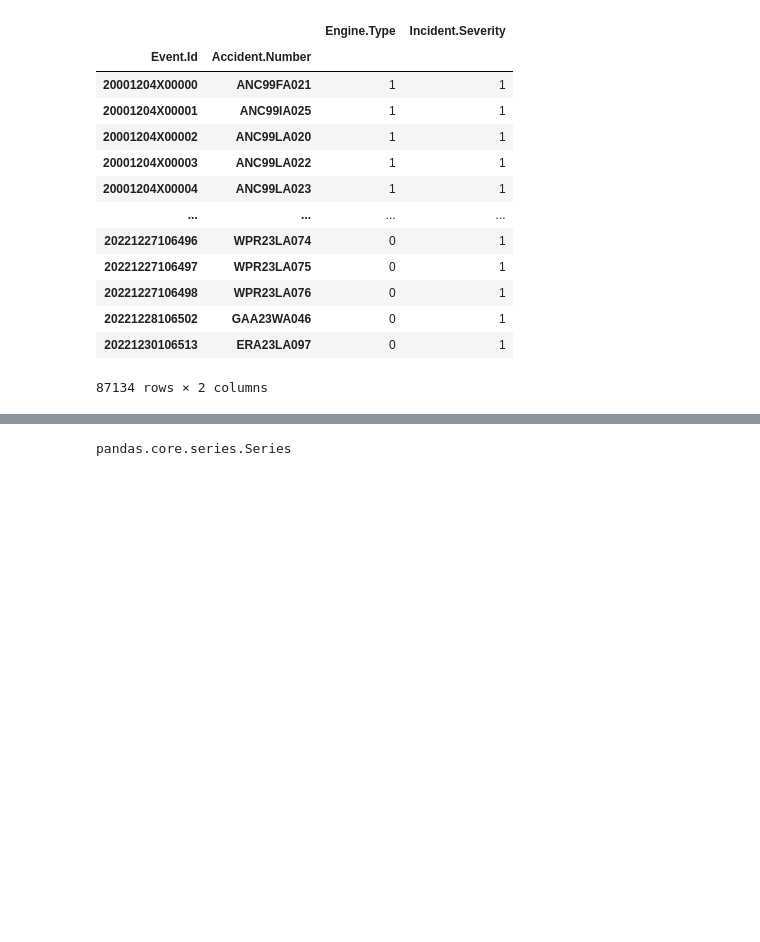
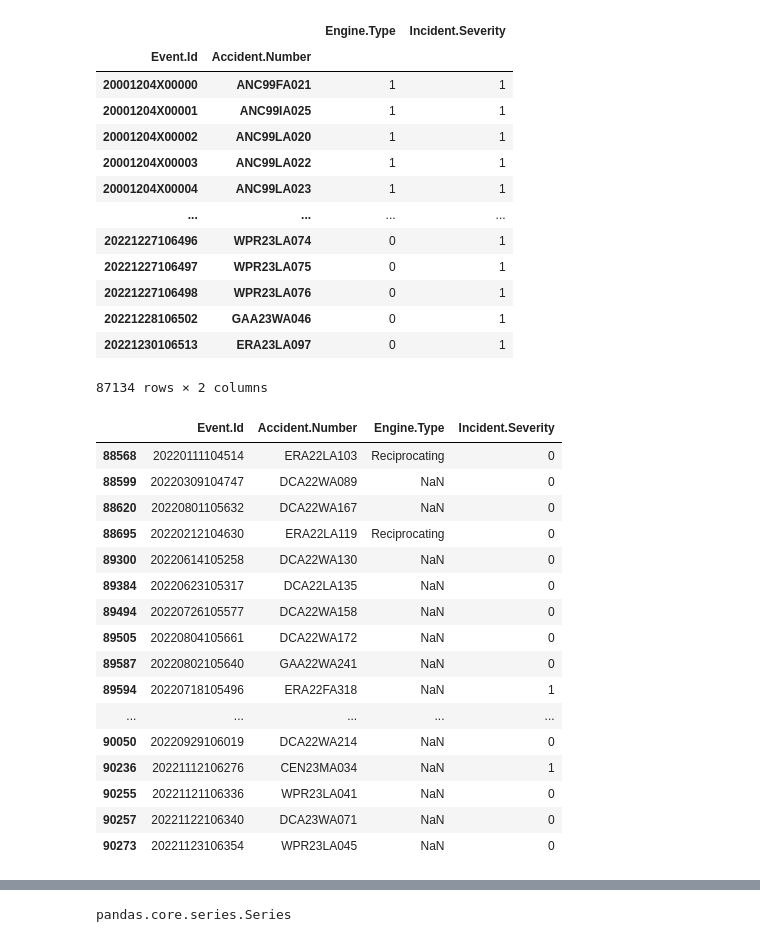
Before and after one commit to AndrewReusche/dsc-phase-1-project-v3, a Jupyter notebook: student.ipynb, the cells around one changed output, grey strips where cells are left out. Drawn from its saved outputs; the diff is of its cells as text; code cells hidden in the pictures; blank space fills up the shorter version.

Commit message:
fixing on the previously made datasets to get rid of duplicates

```diff
--- a/student.ipynb
+++ b/student.ipynb
@@ -820,3 +820,23 @@ Engine_Type.groupby(['Event.Id','Accident.Number']).count()
 | 20221228106502 | GAA23WA046 | 0 | 1 |
 | 20221230106513 | ERA23LA097 | 0 | 1 |
 87134 rows × 2 columns
+# %%
+Engine_Type[Engine_Type.duplicated]
+# %% [output]
+|  | Event.Id | Accident.Number | Engine.Type | Incident.Severity |
+| 88568 | 20220111104514 | ERA22LA103 | Reciprocating | 0 |
+| 88599 | 20220309104747 | DCA22WA089 | NaN | 0 |
+| 88620 | 20220801105632 | DCA22WA167 | NaN | 0 |
+| 88695 | 20220212104630 | ERA22LA119 | Reciprocating | 0 |
+| 89300 | 20220614105258 | DCA22WA130 | NaN | 0 |
+| 89384 | 20220623105317 | DCA22LA135 | NaN | 0 |
+| 89494 | 20220726105577 | DCA22WA158 | NaN | 0 |
+| 89505 | 20220804105661 | DCA22WA172 | NaN | 0 |
+| 89587 | 20220802105640 | GAA22WA241 | NaN | 0 |
+| 89594 | 20220718105496 | ERA22FA318 | NaN | 1 |
+| ... | ... | ... | ... | ... |
+| 90050 | 20220929106019 | DCA22WA214 | NaN | 0 |
+| 90236 | 20221112106276 | CEN23MA034 | NaN | 1 |
+| 90255 | 20221121106336 | WPR23LA041 | NaN | 0 |
+| 90257 | 20221122106340 | DCA23WA071 | NaN | 0 |
+| 90273 | 20221123106354 | WPR23LA045 | NaN | 0 |
```
Also changed, not shown: parts of 17 cells of this notebook.
